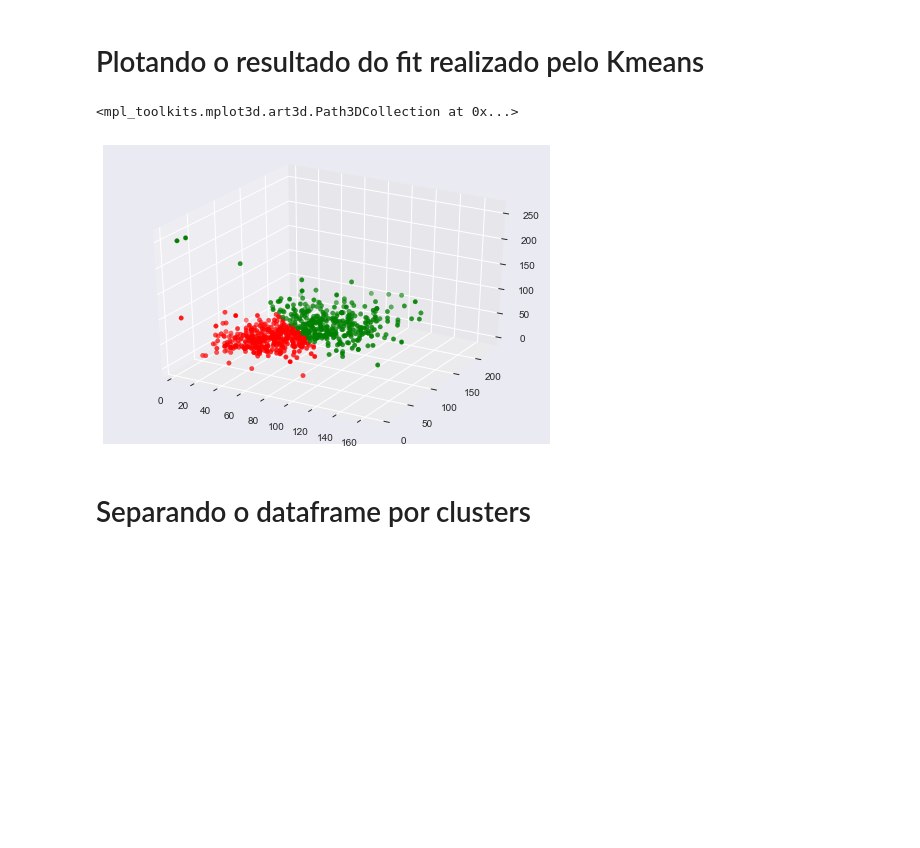
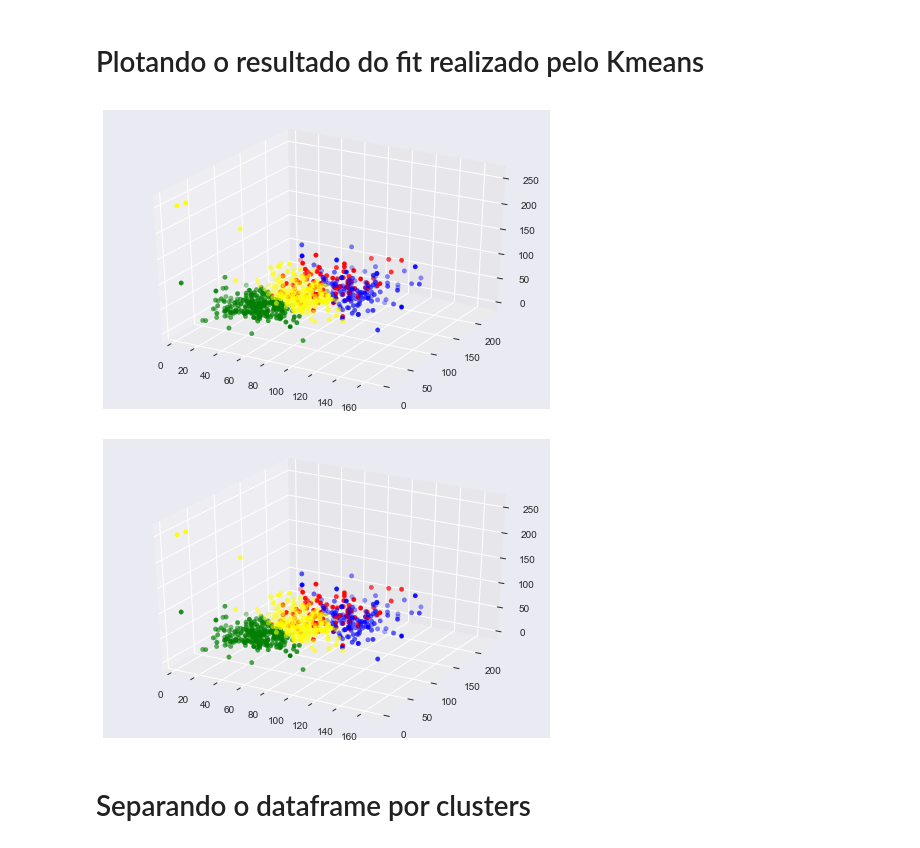
Before and after one commit to brunoartc/CD_3, a Jupyter notebook: Projeto+3+-+Clusterização+de+Pokemóns.ipynb, the cells around one changed output. Saved outputs shown, nothing was run; the diff lists cells and outputs as text; code cells hidden in the pictures; blank space fills up the shorter version.

```diff
--- a/Projeto+3+-+Clusterização+de+Pokemóns.ipynb
+++ b/Projeto+3+-+Clusterização+de+Pokemóns.ipynb
@@ -147,15 +152,22 @@ See the caveats in the documentation: http://pandas.pydata.org/pandas-docs/stabl
 | 4 | Charmeleon | [炎] | 64 | 58 | 58 | 80 | 65 | 80 | 1 |
 # %% [markdown]
 # Plotando o resultado do fit realizado pelo Kmeans
-# %%
-from mpl_toolkits.mplot3d import Axes3D
-fig = plt.figure()
-ax = fig.add_subplot(111, projection='3d')
-ax.scatter(df.ataque[df.cluster==0], df.defesa[df.cluster==0], df.HP[df.cluster==0], marker='o', c='green')
-ax.scatter(df.ataque[df.cluster==1], df.defesa[df.cluster==1], df.HP[df.cluster==1], marker='o', c='red')
-# %% [output]
-<mpl_toolkits.mplot3d.art3d.Path3DCollection at 0x...>
-[figure, removed]
+# %%
+def showcluster(info,k,color):
+    fig = plt.figure()
+    ax = fig.add_subplot(111, projection='3d')
+    if k!=len(color):
+        print ("numero de cores diferente de clusters", len(color),k)
+        return 0
+    for i in range(0,k):
+        ax.scatter(info[0][df.cluster==i], info[1][df.cluster==i], info[2][df.cluster==i], marker='o', c=color[i])
+    return fig
+# %%
+from mpl_toolkits.mplot3d import Axes3D
+showcluster([df.ataque,df.defesa,df.HP],4,[['red'],['green'],['blue'],['yellow']])
+# %% [output]
+[figure, added]
+[figure, added]
 # %% [markdown]
 # Separando o dataframe por clusters
 # %%
```
Also changed, not shown: parts of 5 cells of this notebook.
